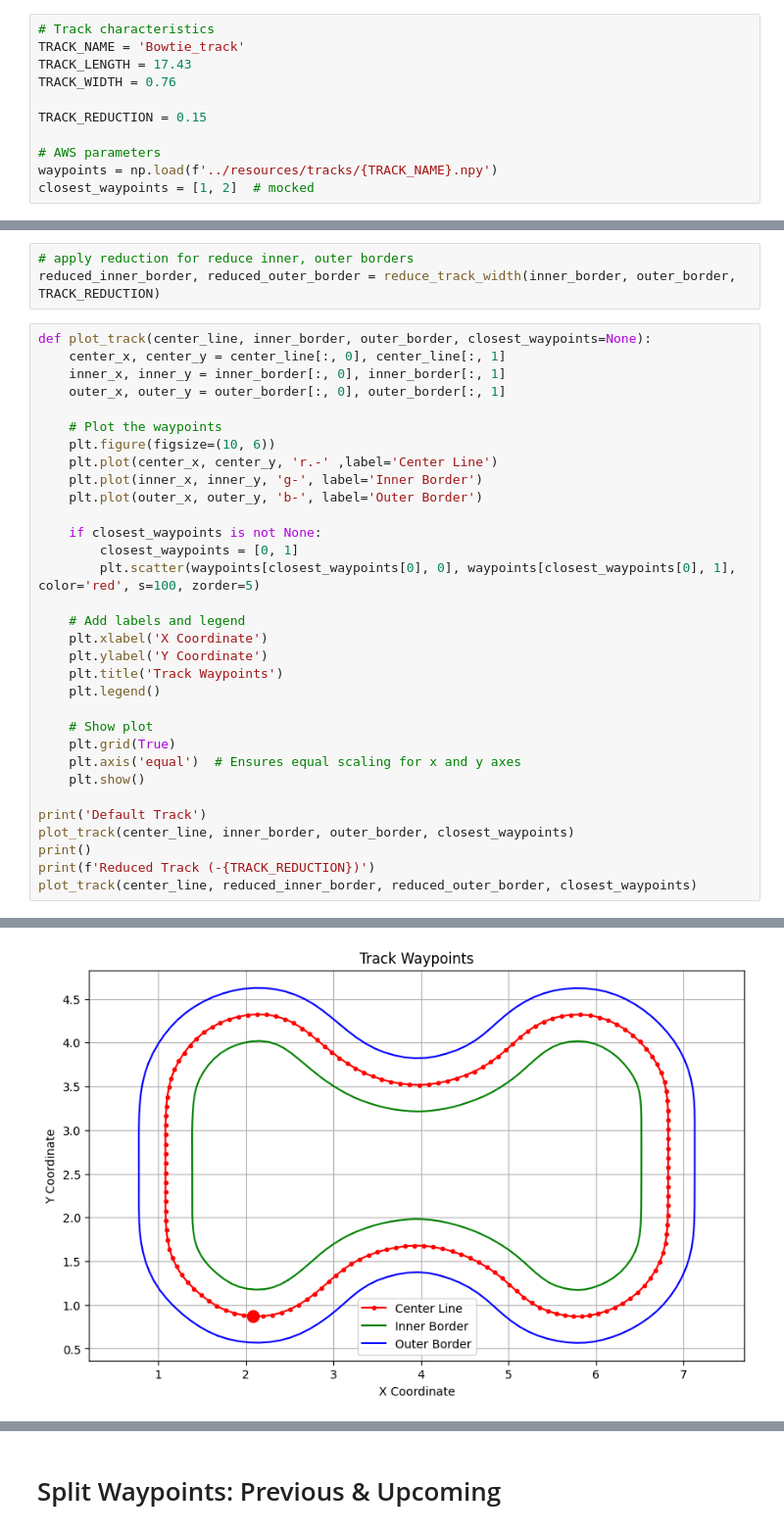
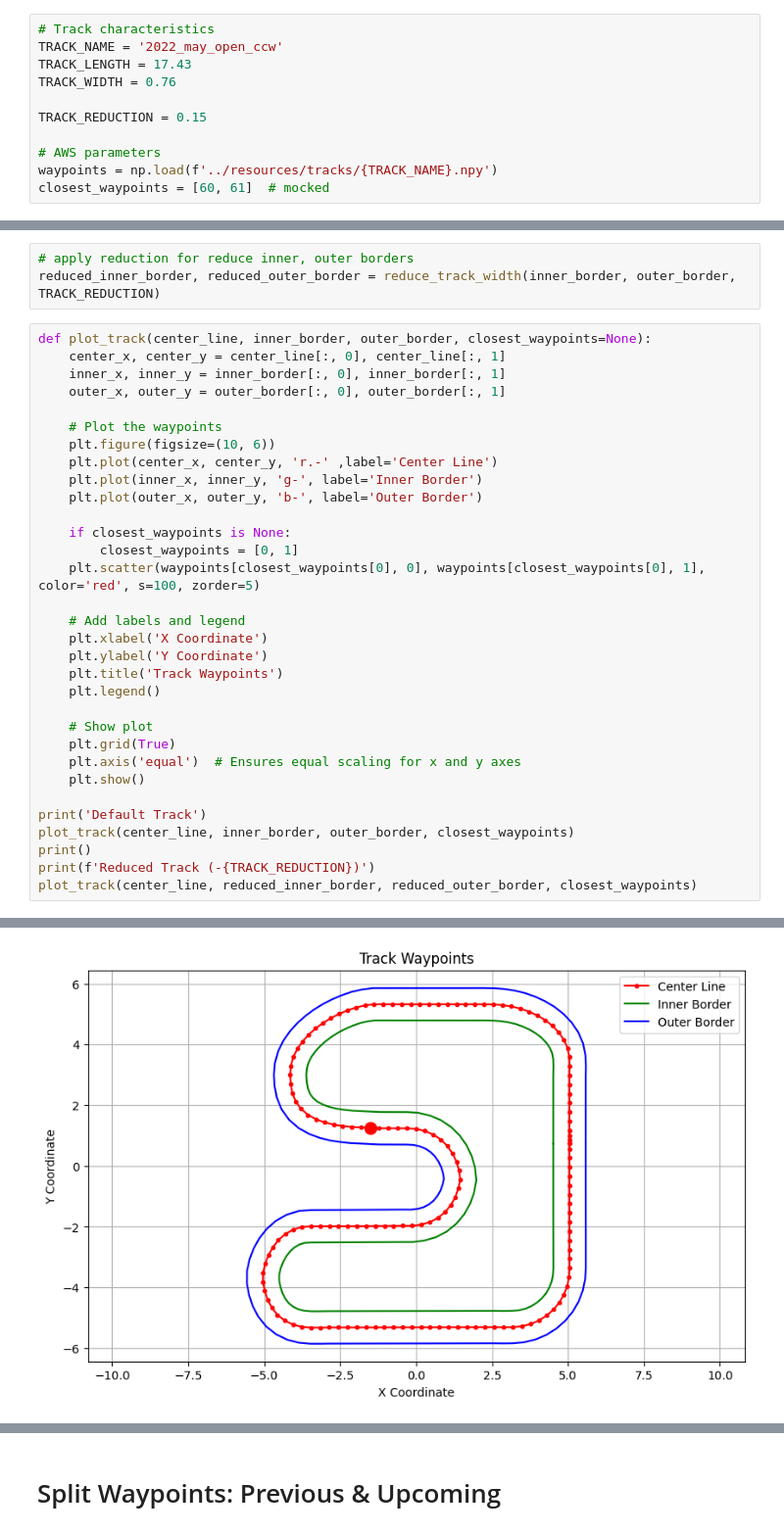
Before and after one commit to scscodes/dr2024, a Jupyter notebook: resources/TrackAnalysis.ipynb, the cells around one changed output, grey strips where cells are left out. Shown at 98% size. Saved outputs shown, nothing was run; the diff lists cells and outputs as text.

```diff
--- a/resources/TrackAnalysis.ipynb
+++ b/resources/TrackAnalysis.ipynb
@@ -13,7 +13,7 @@ from shapely import Polygon, Point, LineString, LinearRing
 # Load Data: AWS Mock Inputs
 # %%
 # Track characteristics
-TRACK_NAME = 'Bowtie_track'
+TRACK_NAME = '2022_may_open_ccw'
 TRACK_LENGTH = 17.43
 TRACK_WIDTH = 0.76
 
@@ -21,6 +21,6 @@ TRACK_REDUCTION = 0.15
 
 # AWS parameters
 waypoints = np.load(f'../resources/tracks/{TRACK_NAME}.npy')
-closest_waypoints = [1, 2]  # mocked
+closest_waypoints = [60, 61]  # mocked
 # %%
 # params, as defined for a reward function
@@ -70,34 +54,34 @@ def plot_track(center_line, inner_border, outer_border, closest_waypoints=None):
     center_x, center_y = center_line[:, 0], center_line[:, 1]
     inner_x, inner_y = inner_border[:, 0], inner_border[:, 1]
     outer_x, outer_y = outer_border[:, 0], outer_border[:, 1]
 
     # Plot the waypoints
     plt.figure(figsize=(10, 6))
     plt.plot(center_x, center_y, 'r.-' ,label='Center Line')
     plt.plot(inner_x, inner_y, 'g-', label='Inner Border')
     plt.plot(outer_x, outer_y, 'b-', label='Outer Border')
 
-    if closest_waypoints is not None:
+    if closest_waypoints is None:
         closest_waypoints = [0, 1]
-        plt.scatter(waypoints[closest_waypoints[0], 0], waypoints[closest_waypoints[0], 1], color='red', s=100, zorder=5)
+    plt.scatter(waypoints[closest_waypoints[0], 0], waypoints[closest_waypoints[0], 1], color='red', s=100, zorder=5)
 
     # Add labels and legend
     plt.xlabel('X Coordinate')
     plt.ylabel('Y Coordinate')
     plt.title('Track Waypoints')
     plt.legend()
 
     # Show plot
     plt.grid(True)
     plt.axis('equal')  # Ensures equal scaling for x and y axes
     plt.show()
 
 print('Default Track')
 plot_track(center_line, inner_border, outer_border, closest_waypoints)
 print()
 print(f'Reduced Track (-{TRACK_REDUCTION})')
 plot_track(center_line, reduced_inner_border, reduced_outer_border, closest_waypoints)
 # %% [output]
 Default Track
-[figure, old version]
+[figure, new version]
 Reduced Track (-0.15)
```
Also changed, not shown: parts of 13 cells of this notebook, 2 other files.
